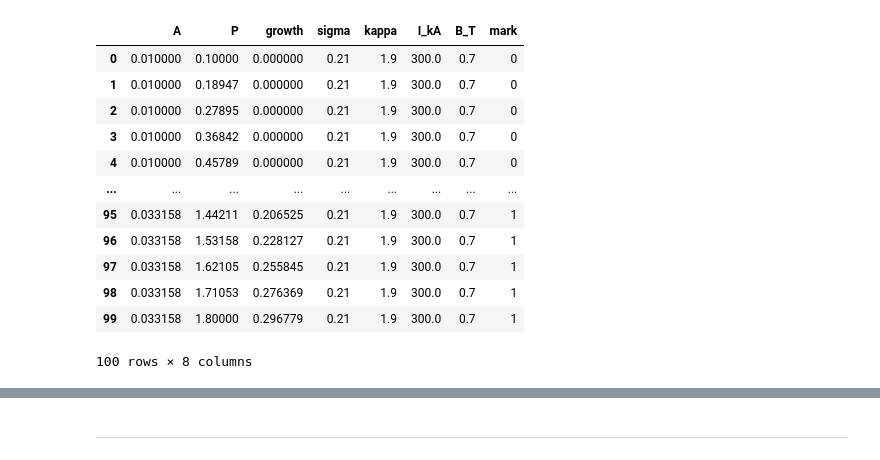
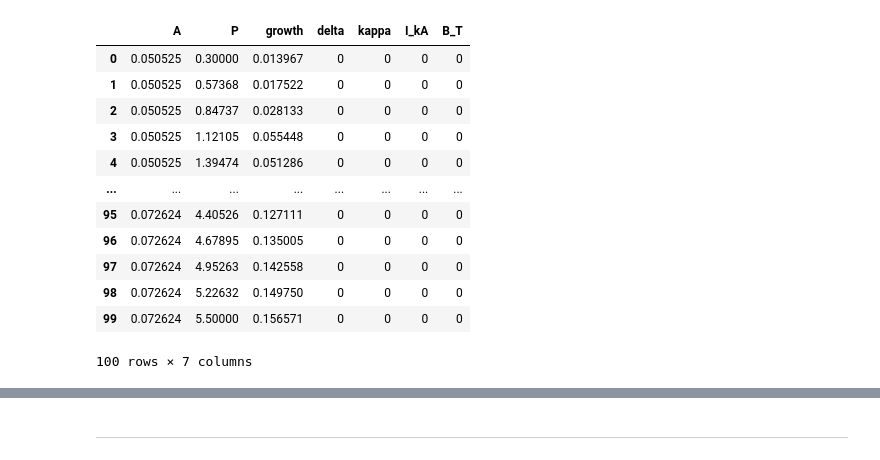
Before and after one commit to feodorrussia/PB_modeling, a Jupyter notebook: Modeling Piling-Ballon Mode/Data-processing.ipynb, the cells around one changed output, grey strips where cells are left out. Drawn from its saved outputs; the diff is of its cells as text; code cells hidden in the pictures.

```diff
--- a/Modeling Piling-Ballon Mode/Data-processing.ipynb
+++ b/Modeling Piling-Ballon Mode/Data-processing.ipynb
@@ -30,8 +30,16 @@ def pack_df_fromArrays(data):
     data_arr = []
     for i in range(N):
         for j in range(M):
-            data_arr.append([data["A"][i], data["P"][j], data["growth"][i, j]])
-    return pd.DataFrame(data_arr, columns=['A', 'P', 'growth'])
+            if data["growth"][i, j] != 0.:
+                data_arr.append([data["A"][i], data["P"][j], data["growth"][i, j]])
+
+    np_arr = np.array(data_arr)
+    print(np_arr[:5, :])
+    print(f"Min value = {np.min(np_arr)}")
+    np_arr[:, 2] += abs(min(np.min(np_arr), 0))
+    print(np_arr[:5, :])
+
+    return pd.DataFrame(np_arr, columns=['A', 'P', 'growth'])
 
 
 def get_data_fromNPZ(filename):
@@ -66,12 +74,12 @@ def get_data_fromDAT(index=""):
     growth = pd.read_table(f"data/growth{index}.dat", sep=' ', header=None)
     mode = pd.read_table(f"data/unstable_mode{index}.dat", sep=' ', header=None)
 
-    triangularity = get_data_fromString(index, r"triangularity=([+-]?[0-9]*\.?[0-9]+(?:[eE][+-]?[0-9]+)?)[^0-9]",
-                                        "triangularity")
-    elongation = get_data_fromString(index, r"elongation=([+-]?[0-9]*\.?[0-9]+(?:[eE][+-]?[0-9]+)?)[^0-9]",
-                                     "elongation")
-    I = get_data_fromString(index, r"I=([+-]?[0-9]*\.?[0-9]+(?:[eE][+-]?[0-9]+)?)[^0-9]", "I")
-    B = get_data_fromString(index, r"B=([+-]?[0-9]*\.?[0-9]+(?:[eE][+-]?[0-9]+)?)[^0-9]", "B")
+    triangularity = 0  # get_data_fromString(index, r"triangularity=([+-]?[0-9]*\.?[0-9]+(?:[eE][+-]?[0-9]+)?)[^0-9]",
+                                        # "triangularity")
+    elongation = 0  # get_data_fromString(index, r"elongation=([+-]?[0-9]*\.?[0-9]+(?:[eE][+-]?[0-9]+)?)[^0-9]",
+                                     # "elongation")
+    I = 0  # get_data_fromString(index, r"I=([+-]?[0-9]*\.?[0-9]+(?:[eE][+-]?[0-9]+)?)[^0-9]", "I")
+    B = 0  # get_data_fromString(index, r"B=([+-]?[0-9]*\.?[0-9]+(?:[eE][+-]?[0-9]+)?)[^0-9]", "B")
 
     df_ = pack_df_fromArrays({"A": index_A,
                               "P": header_P,
@@ -178,7 +186,7 @@ def variate_points(points, n, var_x, var_y):
 # %%
 filename = "output-data_triangularity=2.1e-1.npz"
 
-sigma, kappa, I, B, x, y, growth, df = get_data_fromNPZ(filename)  # get_data_fromDAT()  #
+delta, kappa, I, B, x, y, growth, df = get_data_fromDAT()  # get_data_fromNPZ(filename)  #
 
-print(sigma, kappa, I, B)
+print(delta, kappa, I, B)
 # %% [output]
@@ -200,24 +212,24 @@ Current data(B): 0.7
 # %%
-df["sigma"] = sigma
+df["delta"] = delta
 df["kappa"] = kappa
 df["I_kA"] = I
 df["B_T"] = B
 
-growth_edge = 0.1
-df["mark"] = (df.growth.to_numpy() > growth_edge).astype(int)
+# growth_edge = 0.1
+# df["mark"] = (df.growth.to_numpy() > growth_edge).astype(int)
 df.head(100)
 # %% [output]
-|  | A | P | growth | sigma | kappa | I_kA | B_T | mark |
-| 0 | 0.010000 | 0.10000 | 0.000000 | 0.21 | 1.9 | 300.0 | 0.7 | 0 |
-| 1 | 0.010000 | 0.18947 | 0.000000 | 0.21 | 1.9 | 300.0 | 0.7 | 0 |
-| 2 | 0.010000 | 0.27895 | 0.000000 | 0.21 | 1.9 | 300.0 | 0.7 | 0 |
-| 3 | 0.010000 | 0.36842 | 0.000000 | 0.21 | 1.9 | 300.0 | 0.7 | 0 |
-| 4 | 0.010000 | 0.45789 | 0.000000 | 0.21 | 1.9 | 300.0 | 0.7 | 0 |
-| ... | ... | ... | ... | ... | ... | ... | ... | ... |
-| 95 | 0.033158 | 1.44211 | 0.206525 | 0.21 | 1.9 | 300.0 | 0.7 | 1 |
-| 96 | 0.033158 | 1.53158 | 0.228127 | 0.21 | 1.9 | 300.0 | 0.7 | 1 |
-| 97 | 0.033158 | 1.62105 | 0.255845 | 0.21 | 1.9 | 300.0 | 0.7 | 1 |
-| 98 | 0.033158 | 1.71053 | 0.276369 | 0.21 | 1.9 | 300.0 | 0.7 | 1 |
-| 99 | 0.033158 | 1.80000 | 0.296779 | 0.21 | 1.9 | 300.0 | 0.7 | 1 |
+|  | A | P | growth | delta | kappa | I_kA | B_T |
+| 0 | 0.050525 | 0.30000 | 0.013967 | 0 | 0 | 0 | 0 |
+| 1 | 0.050525 | 0.57368 | 0.017522 | 0 | 0 | 0 | 0 |
+| 2 | 0.050525 | 0.84737 | 0.028133 | 0 | 0 | 0 | 0 |
+| 3 | 0.050525 | 1.12105 | 0.055448 | 0 | 0 | 0 | 0 |
+| 4 | 0.050525 | 1.39474 | 0.051286 | 0 | 0 | 0 | 0 |
+| ... | ... | ... | ... | ... | ... | ... | ... |
+| 95 | 0.072624 | 4.40526 | 0.127111 | 0 | 0 | 0 | 0 |
+| 96 | 0.072624 | 4.67895 | 0.135005 | 0 | 0 | 0 | 0 |
+| 97 | 0.072624 | 4.95263 | 0.142558 | 0 | 0 | 0 | 0 |
+| 98 | 0.072624 | 5.22632 | 0.149750 | 0 | 0 | 0 | 0 |
+| 99 | 0.072624 | 5.50000 | 0.156571 | 0 | 0 | 0 | 0 |
-100 rows × 8 columns
+100 rows × 7 columns
 # %%
```
Also changed, not shown: parts of 4 cells of this notebook.
